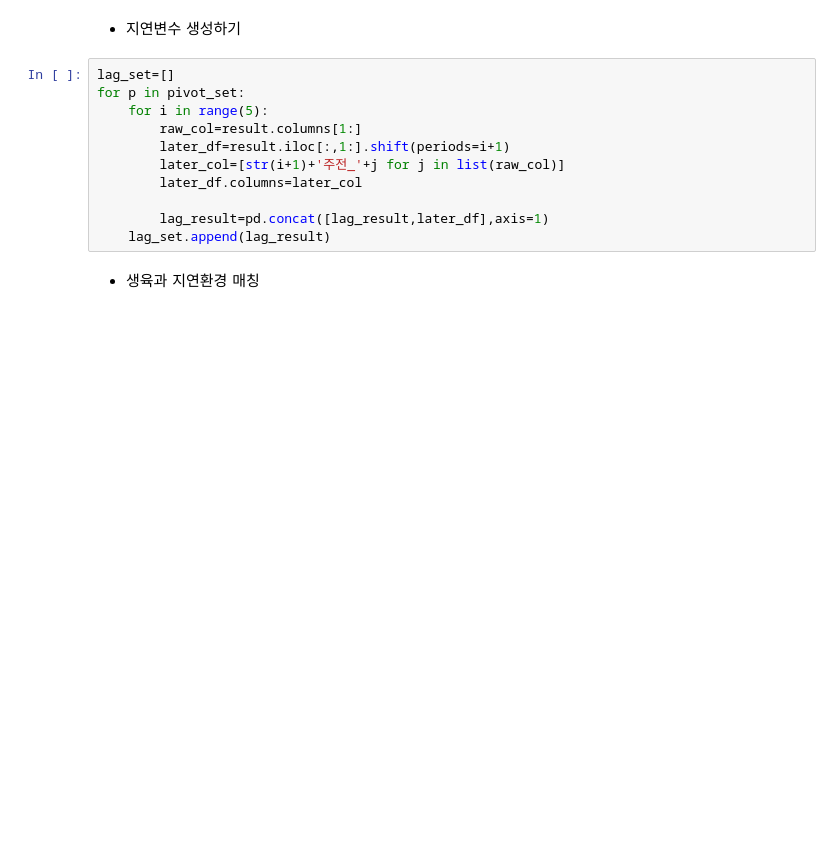
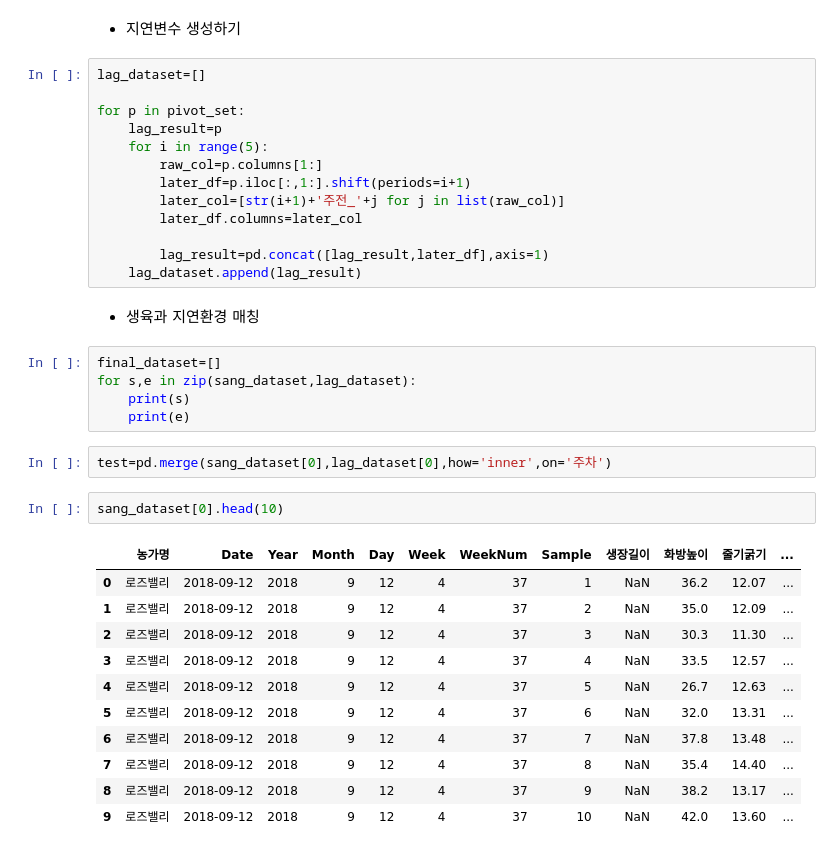
Before and after one commit to meucham11/nong_intern, a Jupyter notebook: 03_지연변수와 회귀.ipynb, the cells around one changed output. Saved outputs shown, nothing was run; the diff lists cells and outputs as text; blank space fills up the shorter version.

```diff
--- a/03_지연변수와 회귀.ipynb
+++ b/03_지연변수와 회귀.ipynb
@@ -398,15 +398,38 @@ for i,name in enumerate(sang_list):
 # %% [markdown]
 - 지연변수 생성하기
 # %%
-lag_set=[]
+lag_dataset=[]
+
 for p in pivot_set:
+    lag_result=p
     for i in range(5):
-        raw_col=result.columns[1:]
-        later_df=result.iloc[:,1:].shift(periods=i+1)
+        raw_col=p.columns[1:]
+        later_df=p.iloc[:,1:].shift(periods=i+1)
         later_col=[str(i+1)+'주전_'+j for j in list(raw_col)]
         later_df.columns=later_col
 
         lag_result=pd.concat([lag_result,later_df],axis=1)
-    lag_set.append(lag_result)
+    lag_dataset.append(lag_result)
 # %% [markdown]
 - 생육과 지연환경 매칭
+# %%
+final_dataset=[]
+for s,e in zip(sang_dataset,lag_dataset):
+    print(s)
+    print(e)
+# %%
+test=pd.merge(sang_dataset[0],lag_dataset[0],how='inner',on='주차')
+# %%
+sang_dataset[0].head(10)
+# %% [output]
+|  | 농가명 | Date | Year | Month | Day | Week | WeekNum | Sample | 생장길이 | 화방높이 | 줄기굵기 | ... |
+| 0 | 로즈밸리 | 2018-09-12 | 2018 | 9 | 12 | 4 | 37 | 1 | NaN | 36.2 | 12.07 | ... |
+| 1 | 로즈밸리 | 2018-09-12 | 2018 | 9 | 12 | 4 | 37 | 2 | NaN | 35.0 | 12.09 | ... |
+| 2 | 로즈밸리 | 2018-09-12 | 2018 | 9 | 12 | 4 | 37 | 3 | NaN | 30.3 | 11.30 | ... |
+| 3 | 로즈밸리 | 2018-09-12 | 2018 | 9 | 12 | 4 | 37 | 4 | NaN | 33.5 | 12.57 | ... |
+| 4 | 로즈밸리 | 2018-09-12 | 2018 | 9 | 12 | 4 | 37 | 5 | NaN | 26.7 | 12.63 | ... |
+| 5 | 로즈밸리 | 2018-09-12 | 2018 | 9 | 12 | 4 | 37 | 6 | NaN | 32.0 | 13.31 | ... |
+| 6 | 로즈밸리 | 2018-09-12 | 2018 | 9 | 12 | 4 | 37 | 7 | NaN | 37.8 | 13.48 | ... |
+| 7 | 로즈밸리 | 2018-09-12 | 2018 | 9 | 12 | 4 | 37 | 8 | NaN | 35.4 | 14.40 | ... |
+| 8 | 로즈밸리 | 2018-09-12 | 2018 | 9 | 12 | 4 | 37 | 9 | NaN | 38.2 | 13.17 | ... |
+| 9 | 로즈밸리 | 2018-09-12 | 2018 | 9 | 12 | 4 | 37 | 10 | NaN | 42.0 | 13.60 | ... |
```
Also changed, not shown: parts of 2 cells of this notebook.
